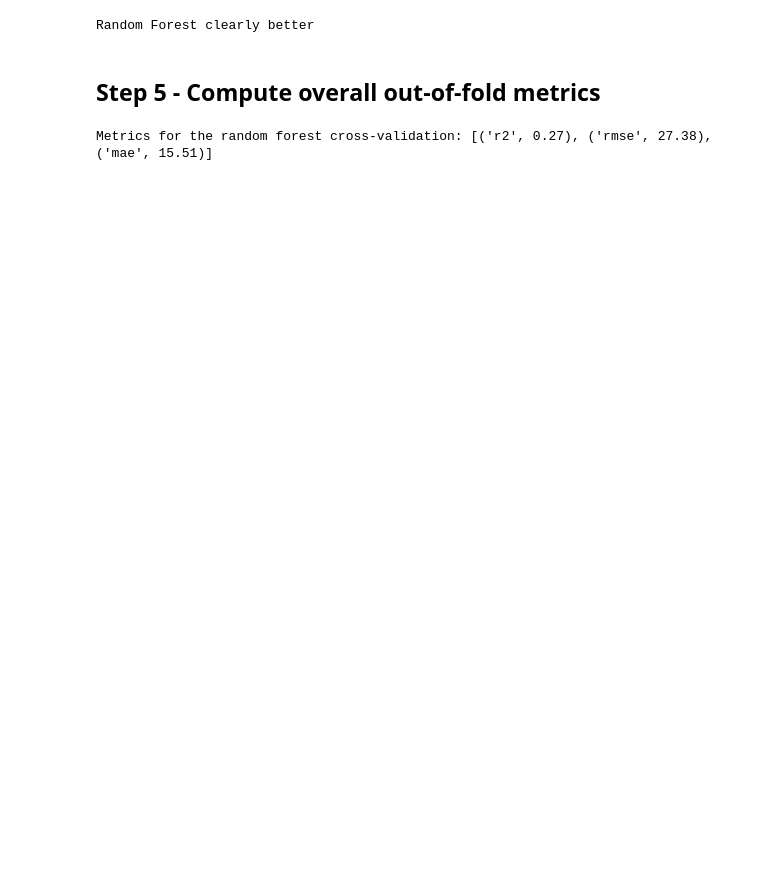
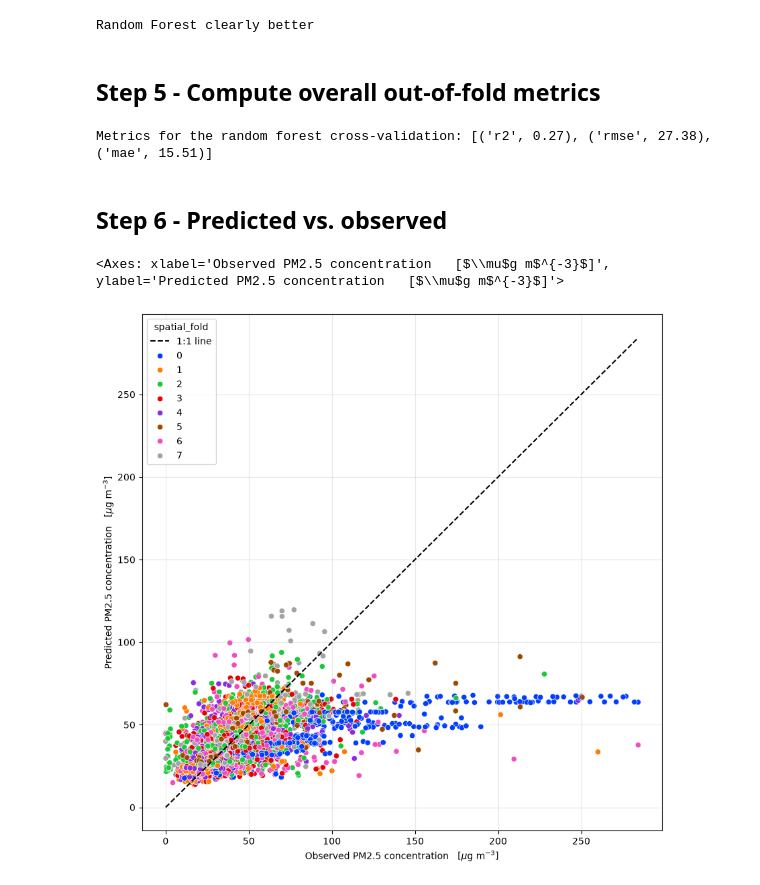
Before and after one commit to tisolab/monitoring-deserts, a Jupyter notebook: noteboox/09_model_training.ipynb, the cells around one changed output. Cells and saved outputs as stored; diff of their text form; code cells hidden in the pictures; blank space fills up the shorter version.

```diff
--- a/noteboox/09_model_training.ipynb
+++ b/noteboox/09_model_training.ipynb
@@ -238,3 +234,21 @@ metrics = {
 print(f"Metrics for the random forest cross-validation: {[(k, round(v,2)) for (k,v) in metrics.items()]}")
 # %% [output]
 Metrics for the random forest cross-validation: [('r2', 0.27), ('rmse', 27.38), ('mae', 15.51)]
+# %% [markdown]
+## Step 6 - Predicted vs. observed
+# %%
+# Dataframe for this sub-analysis
+pvo_df = analysis_df[["spatial_fold", "pm25"]].copy()
+pvo_df["rfr_oof"] = rfr_oof_pred
+
+# Plot
+fig, ax = plt.subplots(figsize=(10,10))
+ax.grid(alpha=.3)
+ax.set_xlabel(r"Observed PM2.5 concentration   [$\mu$g m$^{-3}$]")
+ax.set_ylabel(r"Predicted PM2.5 concentration   [$\mu$g m$^{-3}$]")
+ax.plot([pvo_df["pm25"].min(), pvo_df["pm25"].max()], [pvo_df["pm25"].min(), pvo_df["pm25"].max()], "--k", label="1:1 line")
+ax.legend()
+sns.scatterplot(pvo_df, x="pm25", y="rfr_oof", hue="spatial_fold", palette="bright", ax=ax)
+# %% [output]
+<Axes: xlabel='Observed PM2.5 concentration   [$\\mu$g m$^{-3}$]', ylabel='Predicted PM2.5 concentration   [$\\mu$g m$^{-3}$]'>
+[figure, added]
```
Also changed, not shown: parts of 26 cells of this notebook.
